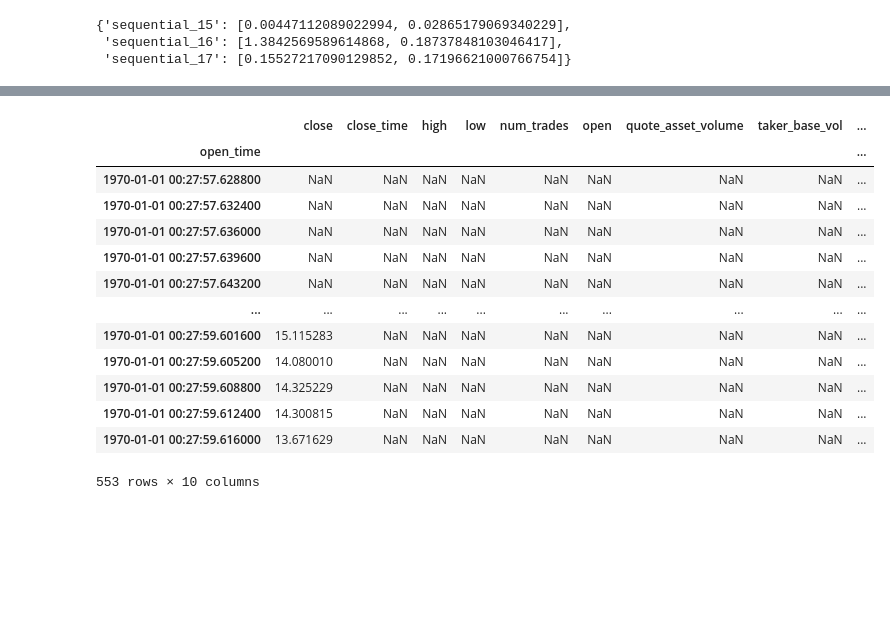
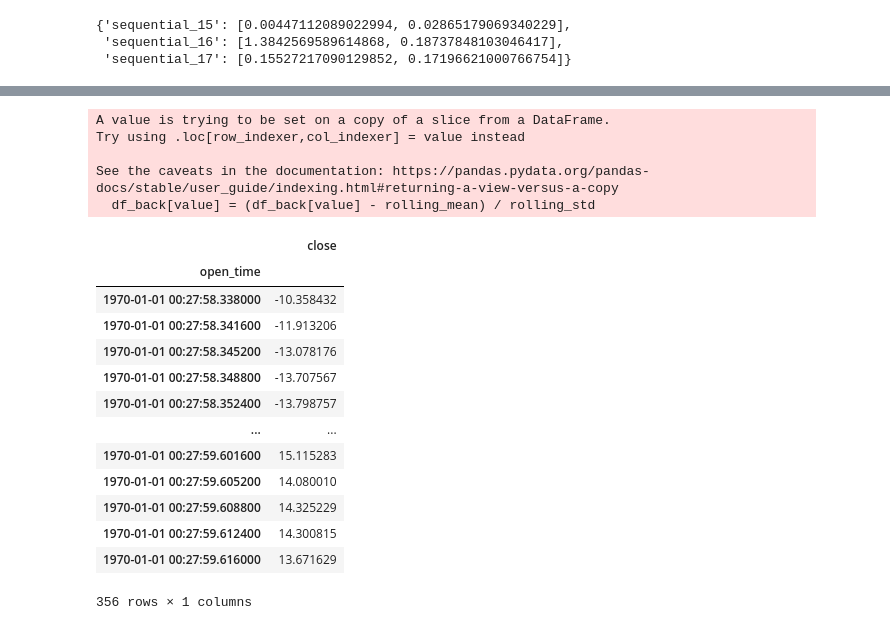
Before and after one commit to alice1989123/btc_forecast, a Jupyter notebook: btc_forecast.ipynb, the cells around one changed output, grey strips where cells are left out. Drawn from its saved outputs; the diff is of its cells as text; code cells hidden in the pictures; blank space fills up the shorter version.

```diff
--- a/btc_forecast.ipynb
+++ b/btc_forecast.ipynb
@@ -478,35 +484,42 @@ df_pred
 553 rows × 11 columns
 # %%
-    def normalize(df):
-        df_back = df.drop("ingore" , axis=1)
-       """  for value in df.columns:
-            rolling_mean = df_back[value].shift(imput_width).rolling(window=30).mean()
-            rolling_std = df_back[value].shift(imput_width).rolling(window=30).std()
-            df[value] = (df_back[value] - rolling_mean) / rolling_std
- """
+def normalize(df_pred):
+    df_back = df_pred[variables_used]
+    for value in df_back:
+        rolling_mean = df_back[value].shift(imput_width).rolling(window=30).mean()
+        rolling_std = df_back[value].shift(imput_width).rolling(window=30).std()
+        df_back[value] = (df_back[value] - rolling_mean) / rolling_std
 
 
 
 
-        train_mean = train_df.mean()
-        train_std = train_df.std()
 
-        return   (df_back - train_mean) / train_std
+
+    train_mean = train_df.mean()
+    train_std = train_df.std()
+
+    df_back  = (df_back - train_mean) / train_std
+    return df_back
 # %%
-df_pred_norm = normalize(df_pred.drop("ignore",axis=1))
+df_pred_norm = normalize(df_pred).dropna()
 df_pred_norm
 # %% [output]
+A value is trying to be set on a copy of a slice from a DataFrame.
+Try using .loc[row_indexer,col_indexer] = value instead
+
+See the caveats in the documentation: https://pandas.pydata.org/pandas-docs/stable/user_guide/indexing.html#returning-a-view-versus-a-copy
+  df_back[value] = (df_back[value] - rolling_mean) / rolling_std
-|  | close | close_time | high | low | num_trades | open | quote_asset_volume | taker_base_vol | ... |
-| open_time |  |  |  |  |  |  |  |  | ... |
-| 1970-01-01 00:27:57.628800 | NaN | NaN | NaN | NaN | NaN | NaN | NaN | NaN | ... |
-| 1970-01-01 00:27:57.632400 | NaN | NaN | NaN | NaN | NaN | NaN | NaN | NaN | ... |
-| 1970-01-01 00:27:57.636000 | NaN | NaN | NaN | NaN | NaN | NaN | NaN | NaN | ... |
-| 1970-01-01 00:27:57.639600 | NaN | NaN | NaN | NaN | NaN | NaN | NaN | NaN | ... |
-| 1970-01-01 00:27:57.643200 | NaN | NaN | NaN | NaN | NaN | NaN | NaN | NaN | ... |
-| ... | ... | ... | ... | ... | ... | ... | ... | ... | ... |
-| 1970-01-01 00:27:59.601600 | 15.115283 | NaN | NaN | NaN | NaN | NaN | NaN | NaN | ... |
-| 1970-01-01 00:27:59.605200 | 14.080010 | NaN | NaN | NaN | NaN | NaN | NaN | NaN | ... |
-| 1970-01-01 00:27:59.608800 | 14.325229 | NaN | NaN | NaN | NaN | NaN | NaN | NaN | ... |
-| 1970-01-01 00:27:59.612400 | 14.300815 | NaN | NaN | NaN | NaN | NaN | NaN | NaN | ... |
-| 1970-01-01 00:27:59.616000 | 13.671629 | NaN | NaN | NaN | NaN | NaN | NaN | NaN | ... |
+|  | close |
+| open_time |  |
+| 1970-01-01 00:27:58.338000 | -10.358432 |
+| 1970-01-01 00:27:58.341600 | -11.913206 |
+| 1970-01-01 00:27:58.345200 | -13.078176 |
+| 1970-01-01 00:27:58.348800 | -13.707567 |
+| 1970-01-01 00:27:58.352400 | -13.798757 |
+| ... | ... |
+| 1970-01-01 00:27:59.601600 | 15.115283 |
+| 1970-01-01 00:27:59.605200 | 14.080010 |
+| 1970-01-01 00:27:59.608800 | 14.325229 |
+| 1970-01-01 00:27:59.612400 | 14.300815 |
+| 1970-01-01 00:27:59.616000 | 13.671629 |
-553 rows × 10 columns
+356 rows × 1 columns
```
Also changed, not shown: parts of 30 cells of this notebook.
